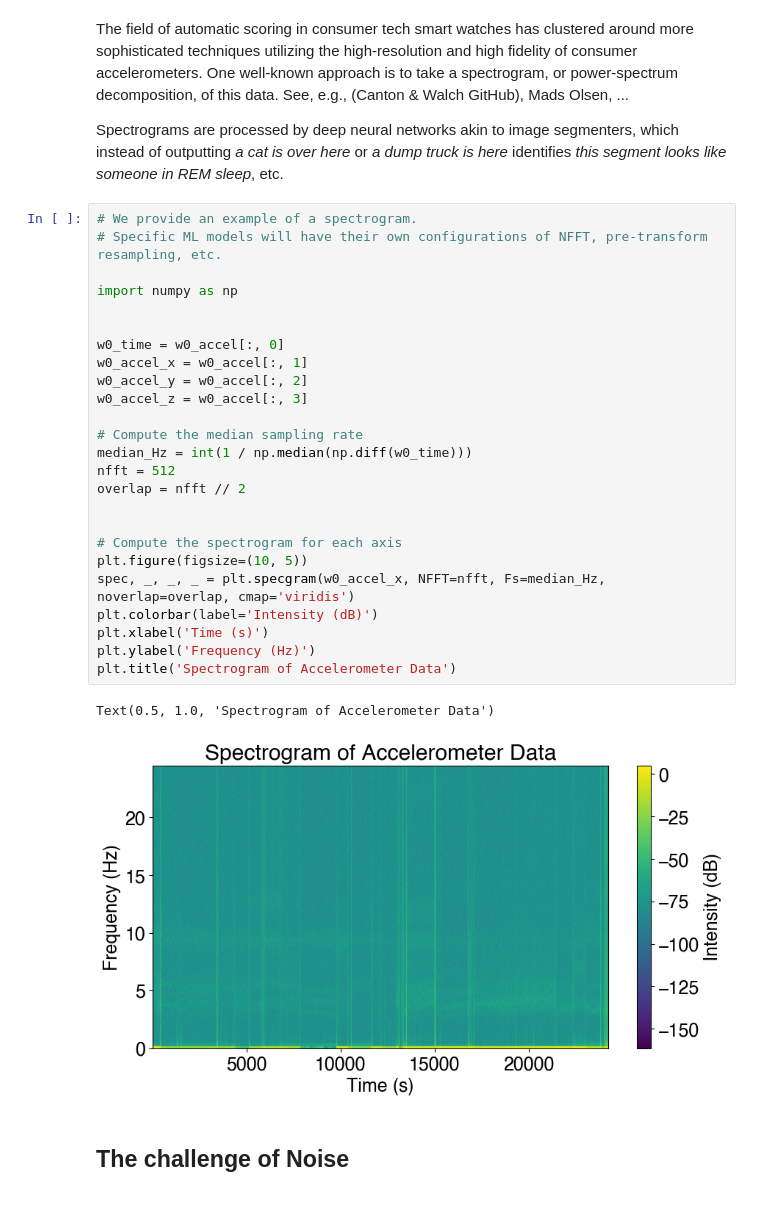
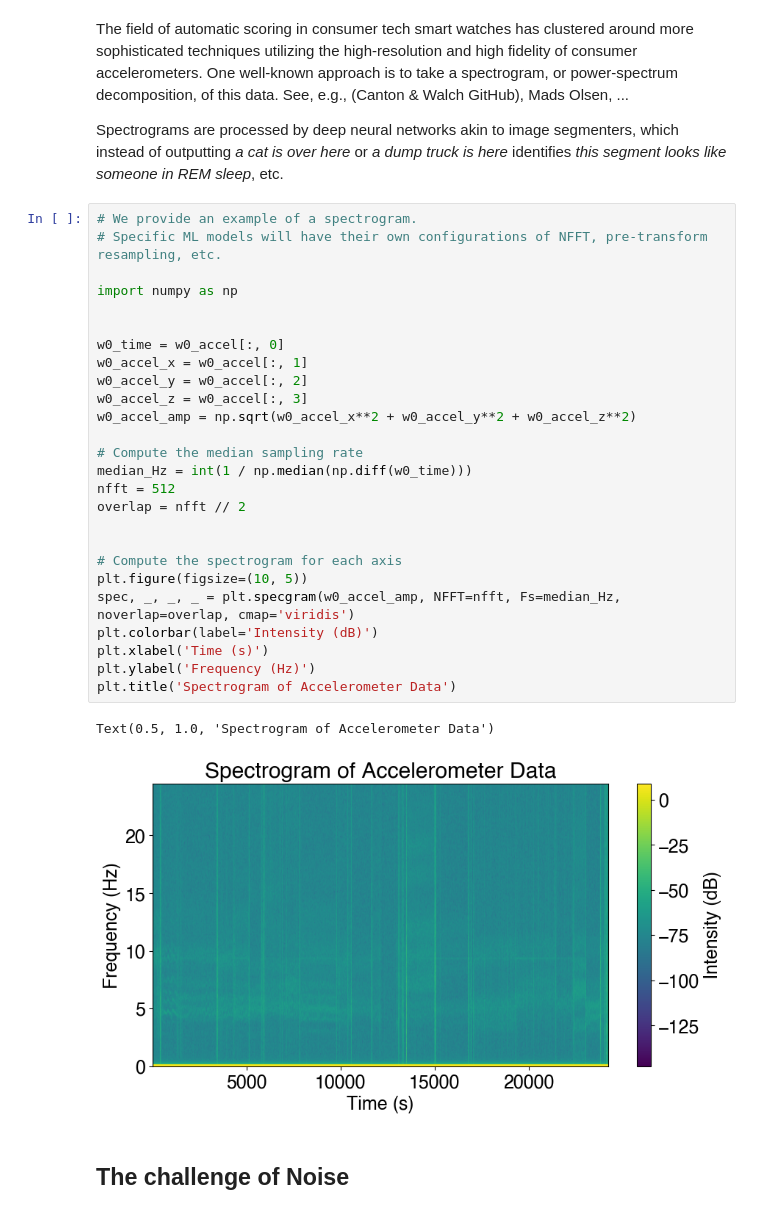
Before and after one commit to Arcascope/pisces, a Jupyter notebook: examples/NHRC/narrative.ipynb, the cells around one changed output. Drawn from its saved outputs; the diff is of its cells as text.

```diff
--- a/examples/NHRC/narrative.ipynb
+++ b/examples/NHRC/narrative.ipynb
@@ -146,30 +126,31 @@ Spectrograms are processed by deep neural networks akin to image segmenters, whi
 # %%
 # We provide an example of a spectrogram.
 # Specific ML models will have their own configurations of NFFT, pre-transform resampling, etc.
 
 import numpy as np
 
 
 w0_time = w0_accel[:, 0]
 w0_accel_x = w0_accel[:, 1]
 w0_accel_y = w0_accel[:, 2]
 w0_accel_z = w0_accel[:, 3]
+w0_accel_amp = np.sqrt(w0_accel_x**2 + w0_accel_y**2 + w0_accel_z**2)
 
 # Compute the median sampling rate
 median_Hz = int(1 / np.median(np.diff(w0_time)))
 nfft = 512
 overlap = nfft // 2
 
 
 # Compute the spectrogram for each axis
 plt.figure(figsize=(10, 5))
-spec, _, _, _ = plt.specgram(w0_accel_x, NFFT=nfft, Fs=median_Hz, noverlap=overlap, cmap='viridis')
+spec, _, _, _ = plt.specgram(w0_accel_amp, NFFT=nfft, Fs=median_Hz, noverlap=overlap, cmap='viridis')
 plt.colorbar(label='Intensity (dB)')
 plt.xlabel('Time (s)')
 plt.ylabel('Frequency (Hz)')
 plt.title('Spectrogram of Accelerometer Data')
 # %% [output]
 Text(0.5, 1.0, 'Spectrogram of Accelerometer Data')
-[figure, old version]
+[figure, new version]
 # %% [markdown]
 ## The challenge of Noise
```
Also changed, not shown: parts of 13 cells of this notebook, 1 other file.
